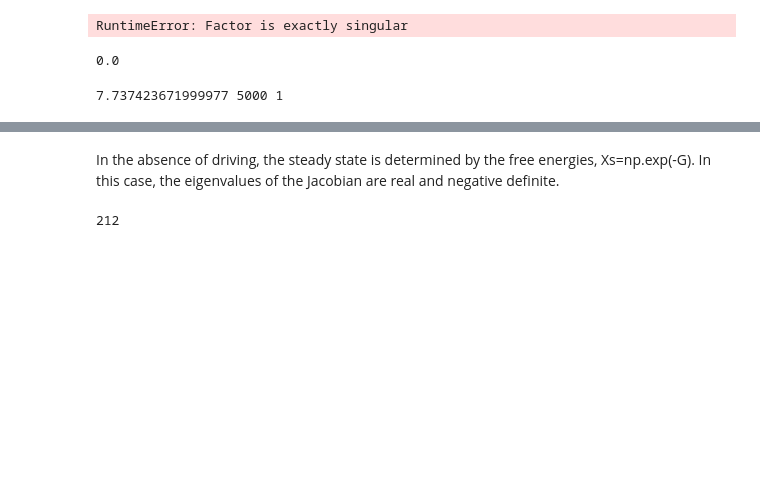
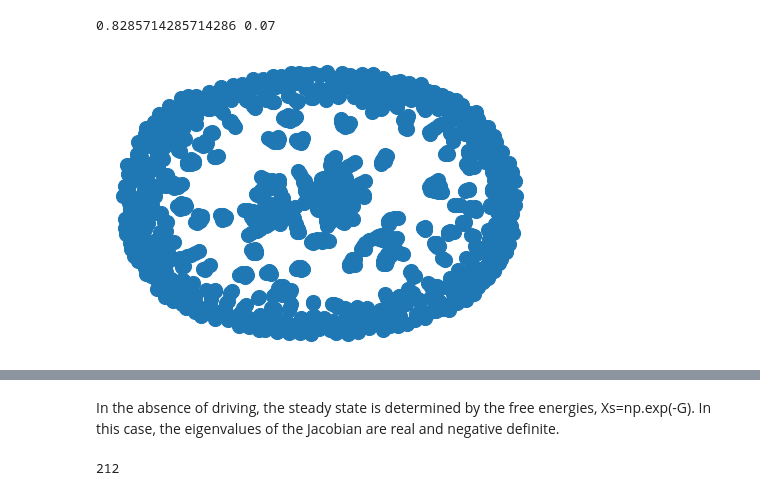
Before and after one commit to znicolaou/rmtchem, a Jupyter notebook: rmtchem.ipynb, the cells around one changed output, grey strips where cells are left out. Cells and saved outputs as stored; diff of their text form; code cells hidden in the pictures; blank space fills up the shorter version.

```diff
--- a/rmtchem.ipynb
+++ b/rmtchem.ipynb
@@ -7,51 +7,13 @@ import networkx as nx
 import imp
 imp.reload(rmtchem)
 plt.rcParams.update({'font.size': 16, 'pdf.fonttype':42,'text.usetex': False, 'font.family': 'serif'})
-# %%
-from scipy.sparse import csr_matrix
-from scipy.sparse.linalg import splu
-n=5000
-c=1.0
-nr=int(c*n)
-start=timeit.default_timer()
-eta,nu,k,G=rmtchem.get_network(n,nr)
-row,col=np.where(eta-nu!=0)
-data=(eta-nu)[row,col]
-A=csr_matrix((data,(row,col)),shape=(2*nr,n))
-adj3=A.T.dot(A)
-g=nx.convert_matrix.from_scipy_sparse_matrix(adj3)
-lcc=np.array(list(max(nx.connected_components(g), key=len)))
-# rk=np.linalg.matrix_rank(eta[::2,lcc]-nu[::2,lcc])
-# ms=np.min(np.linalg.svd((eta[::2,lcc]-nu[::2,lcc]).T.dot((eta[::2,lcc]-nu[::2,lcc])),compute_uv=False))
-stop=timeit.default_timer()
-# start=timeit.default_timer()
-# ms=np.min(np.linalg.svd((eta[::2,lcc]-nu[::2,lcc]).T.dot((eta[::2,lcc]-nu[::2,lcc])),compute_uv=False))
-test=splu(adj3)
-# stop=timeit.default_timer()
-print(stop-start,len(lcc))
-# %% [output]
-RuntimeError: Factor is exactly singular
-# %%
-np.linalg.det(adj3.toarray())
-# %% [output]
-0.0
-# %%
-n=5000
-c=2.5
-seed=3
-np.random.seed(seed)
-nr=int(c*n)
-start=timeit.default_timer()
-eta,nu,k,G=rmtchem.get_network(n,nr)
-row,col=np.where(eta[::2]-nu[::2]!=0)
-data=(eta[::2]-nu[::2])[row,col]
-A=csr_matrix((data,(row,col)),shape=(2*nr,n))
-adj3=A.T.dot(A)
-g=nx.convert_matrix.from_scipy_sparse_matrix(adj3)
-lcc=np.array(list(max(nx.connected_components(g), key=len)))
-sing=1-int(np.abs(np.linalg.det(adj3.toarray()))>1e-8)
-stop=timeit.default_timer()
-
-print(stop-start,len(lcc),int(sing))
-# %% [output]
-7.737423671999977 5000 1
+# %%
+n=1000
+c=0.5
+g=nx.gnm_random_graph(n,c*n,seed=1)
+nx.draw(g,node_size=200)
+lcc=np.array(list(max(nx.connected_components(g), key=len)))
+print(np.linalg.matrix_rank(nx.adjacency_matrix(g).toarray()[np.ix_(lcc,lcc)])/len(lcc) ,len(lcc)/n)
+# %% [output]
+0.8285714285714286 0.07
+[figure, added]
```
Also changed, not shown: parts of 19 cells of this notebook, 1 other file.
